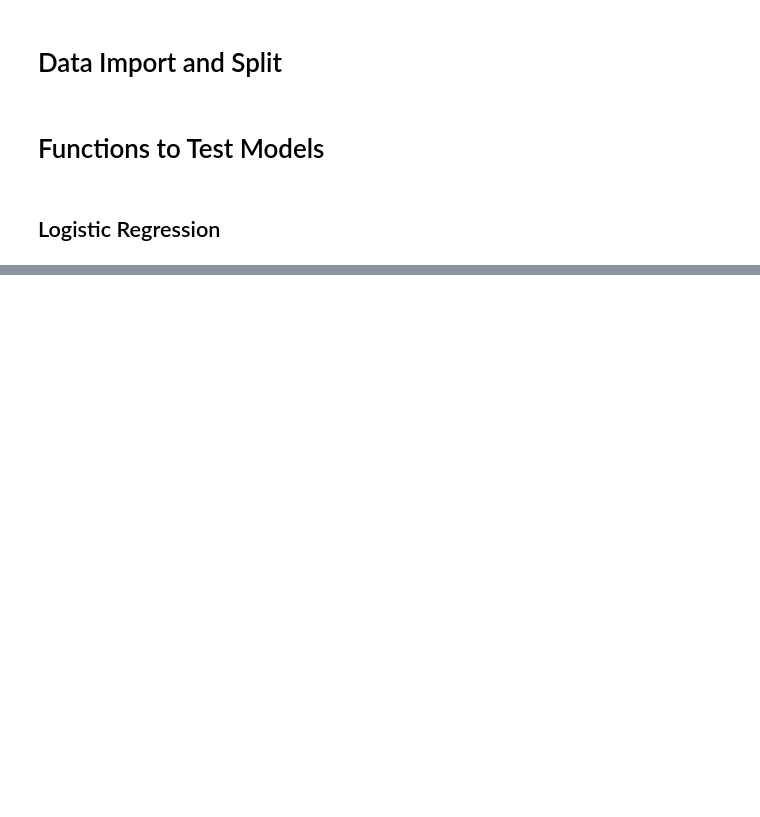
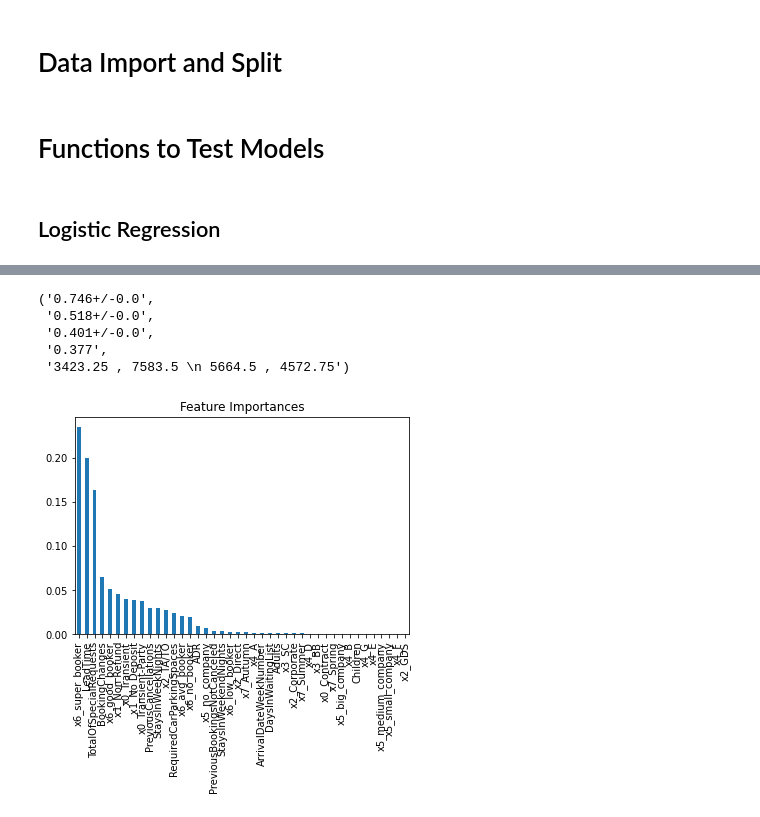
Before and after one commit to diogobulhosa/BC2, a Jupyter notebook: scripts/BCS-Notebook-Models-Bulhosa.ipynb, the cells around one changed output, grey strips where cells are left out. Cells and saved outputs as stored; diff of their text form; code cells hidden in the pictures; blank space fills up the shorter version.

```diff
--- a/scripts/BCS-Notebook-Models-Bulhosa.ipynb
+++ b/scripts/BCS-Notebook-Models-Bulhosa.ipynb
@@ -131,0 +165,2 @@ avg_score(LogReg, X_train_val, y_train_val,X_train_val.columns, smote = False)
+# %%
+gbm0 = GradientBoostingClassifier(random_state=10)
@@ -131,0 +187,16 @@ avg_score(LogReg, X_train_val, y_train_val,X_train_val.columns, smote = False)
+# %%
+# tree params
+# tree params
+param_grid = {
+    'min_samples_split':[10,50,100,500,1000,2000],
+    'min_samples_leaf' :[10,50,100,500,1000,2000],
+    'max_depth': [4,8,10,25],
+    'max_features': ['sqrt'],
+    'learning_rate': [0.01, 0.03,0.05, 0.1],
+    'n_estimators': range(50,200,400)
+}
+# Instantiate the grid search model
+grid_search = GridSearchCV(estimator = gbm0, param_grid = param_grid, scoring = 'precision')
+
+grid_search.fit(X_train_val, y_train_val)
+grid_search.best_params_, grid_search.best_score_
@@ -131,0 +211,11 @@ avg_score(LogReg, X_train_val, y_train_val,X_train_val.columns, smote = False)
+# %%
+gbm1 = GradientBoostingClassifier(random_state=10, learning_rate=0.01, max_depth=4, max_features='sqrt', min_samples_leaf=10, min_samples_split=10,n_estimators=50)
+# %%
+avg_score(gbm1, X_train_val, y_train_val, X_train_val.columns,True,2,2,feat_sel=True)
+# %% [output]
+('0.746+/-0.0',
+ '0.518+/-0.0',
+ '0.401+/-0.0',
+ '0.377',
+ '3423.25 , 7583.5 \n 5664.5 , 4572.75')
+[figure, added]
```
Also changed, not shown: parts of 11 cells of this notebook, 1 other file.
